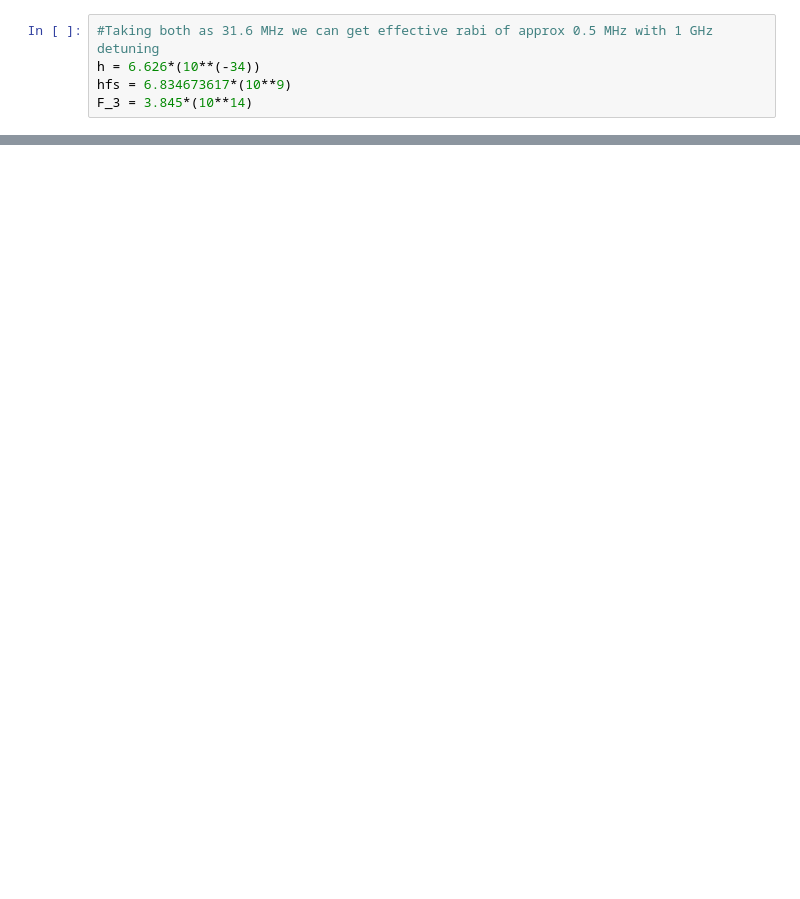
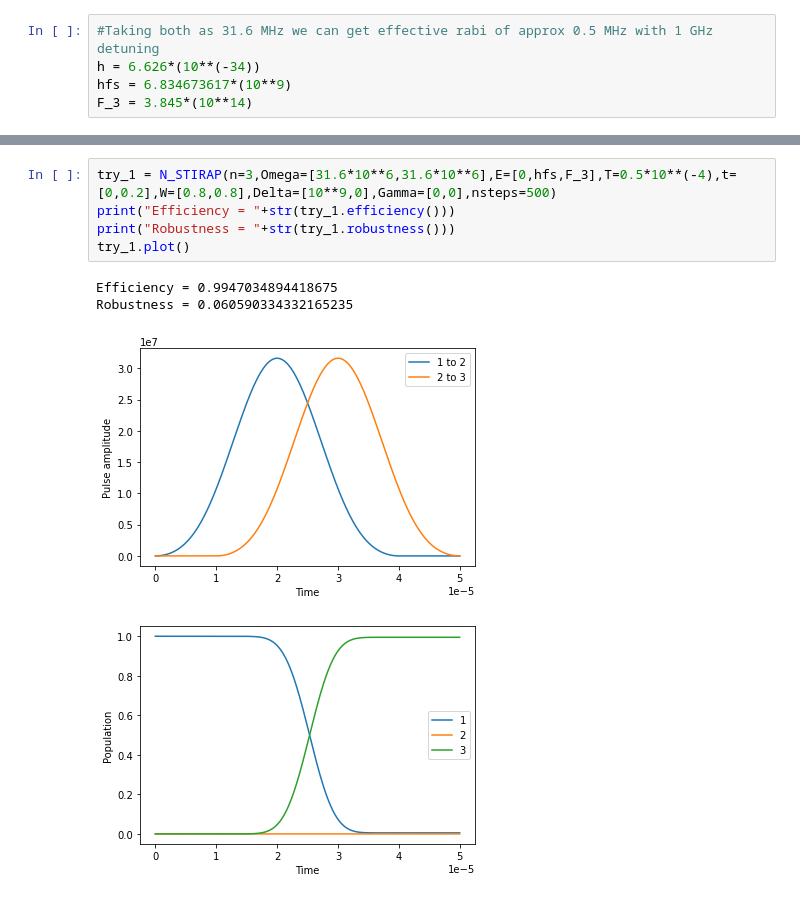
Before and after one commit to mahadevans2432/Quantum-Optics, a Jupyter notebook: STIRAP-nlevel.ipynb, the cells around one changed output, grey strips where cells are left out. Drawn from its saved outputs; the diff is of its cells as text; blank space fills up the shorter version.

```diff
--- a/STIRAP-nlevel.ipynb
+++ b/STIRAP-nlevel.ipynb
@@ -114,0 +158,10 @@ F_3 = 3.845*(10**14)
+# %%
+try_1 = N_STIRAP(n=3,Omega=[31.6*10**6,31.6*10**6],E=[0,hfs,F_3],T=0.5*10**(-4),t=[0,0.2],W=[0.8,0.8],Delta=[10**9,0],Gamma=[0,0],nsteps=500)
+print("Efficiency = "+str(try_1.efficiency()))
+print("Robustness = "+str(try_1.robustness()))
+try_1.plot()
+# %% [output]
+Efficiency = 0.9947034894418675
+Robustness = 0.060590334332165235
+[figure, added]
+[figure, added]
```
Also changed, not shown: parts of 13 cells of this notebook, 1 other file.
